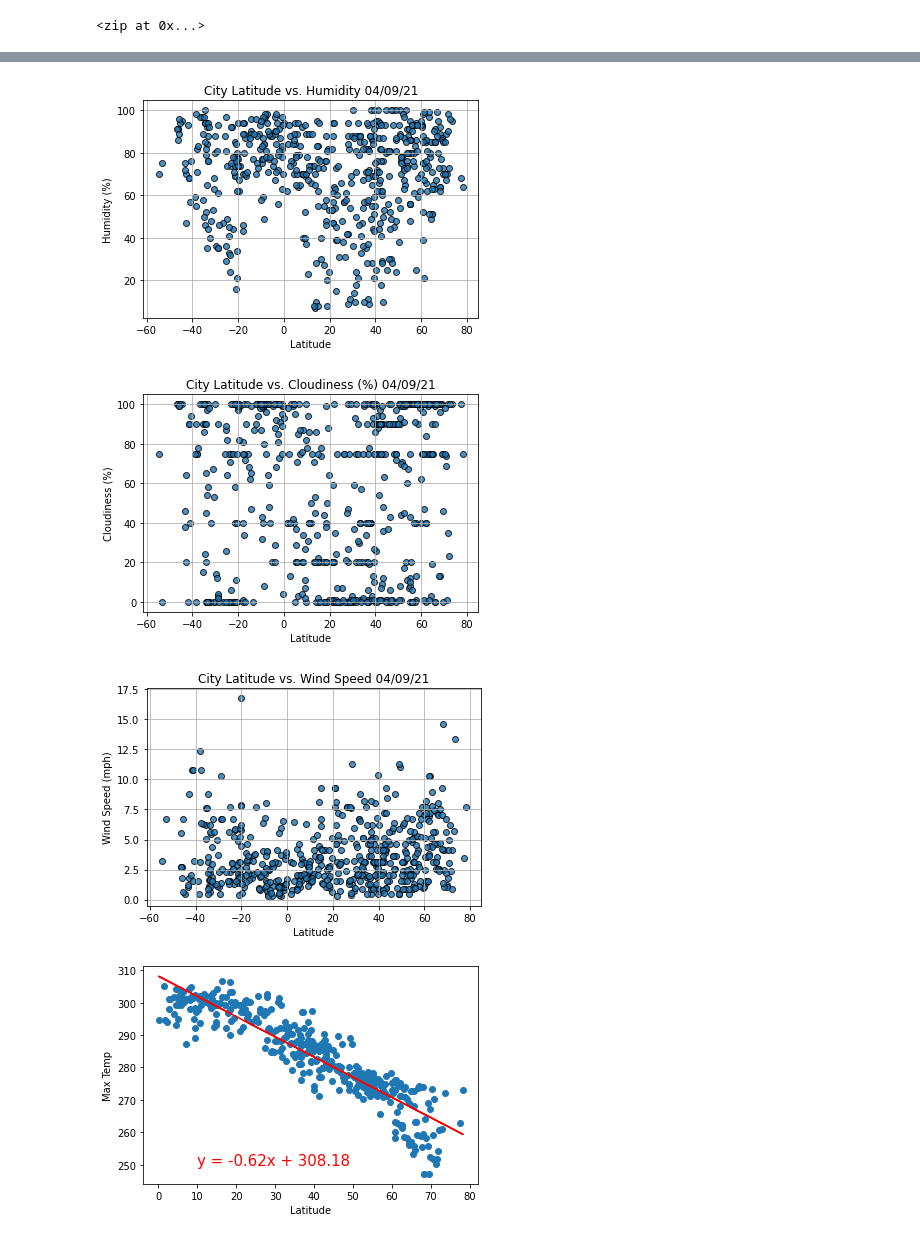
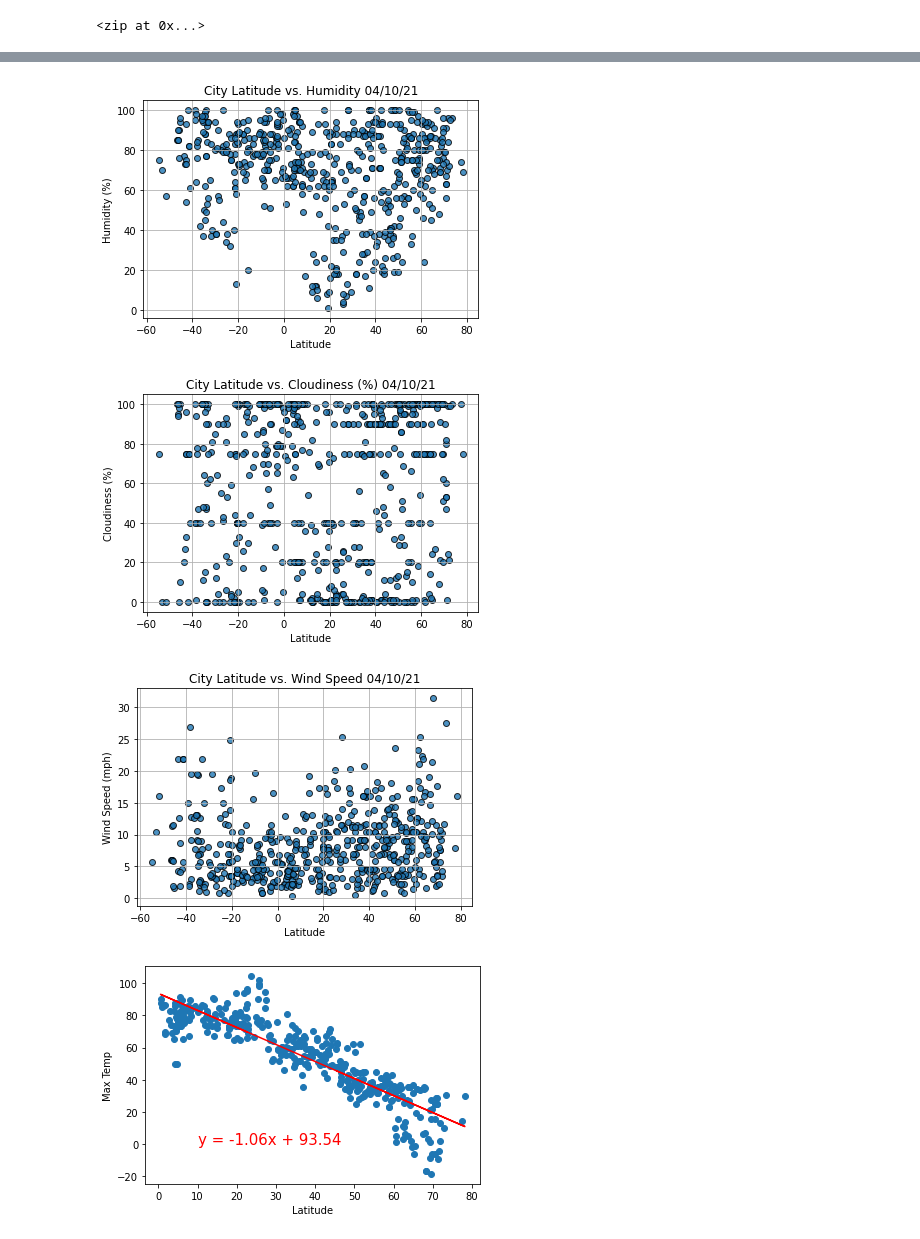
Before and after one commit to cmanwaring/World_Weather_Analysis, a Jupyter notebook: WeatherPy.ipynb, the cells around one changed output, grey strips where cells are left out. Drawn from its saved outputs; the diff is of its cells as text; code cells hidden in the pictures.

```diff
--- a/WeatherPy.ipynb
+++ b/WeatherPy.ipynb
@@ -23,6 +23,6 @@ lat_lngs
 <zip at 0x...>
 # %%
 # Create URL for Weather Map API Call.
-url = "http://api.openweathermap.org/data/2.5/weather?units=Impeprial&appid=" + weather_api_key
+url = "http://api.openweathermap.org/data/2.5/weather?units=Imperial&appid=" + weather_api_key
 print(url)
 # %% [output]
@@ -212,7 +212,7 @@ plt.savefig("weather_data/Fig2.png")
 # Show plot.
 plt.show()
 # %% [output]
-[figure, old version]
+[figure, new version]
 # %%
 # Build the scatter plots for latitude vs. cloudiness.
 plt.scatter(lats,
@@ -230,7 +230,7 @@ plt.savefig("weather_data/Fig3.png")
 # Show plot.
 plt.show()
 # %% [output]
-[figure, old version]
+[figure, new version]
 # %%
 # Build the scatter plots for latitude vs. wind speed.
 plt.scatter(lats,
@@ -248,7 +248,7 @@ plt.savefig("weather_data/Fig4.png")
 # Show plot.
 plt.show()
 # %% [output]
-[figure, old version]
+[figure, new version]
 # %%
 from scipy.stats import linregress
 
@@ -278,13 +278,13 @@ southern_hemi_df = city_data_df.loc[(city_data_df["Lat"] < 0)]
 # %%
 # Linear regression on the Northern Hemisphere
 x_values = northern_hemi_df["Lat"]
 y_values = northern_hemi_df["Max Temp"]
 # Call the function.
 plot_linear_regression(x_values, y_values,
                        'Linear Regression on the Northern Hemisphere \
-                        for Maximum Temperature', 'Max Temp',(10,250))
+                        for Maximum Temperature', 'Max Temp',(10,0))
 # %% [output]
-[figure, old version]
+[figure, new version]
 # %%
 # Linear regression on the Southern Hemisphere
 x_values = southern_hemi_df["Lat"]
```
Also changed, not shown: parts of 14 cells of this notebook, 8 other files.
